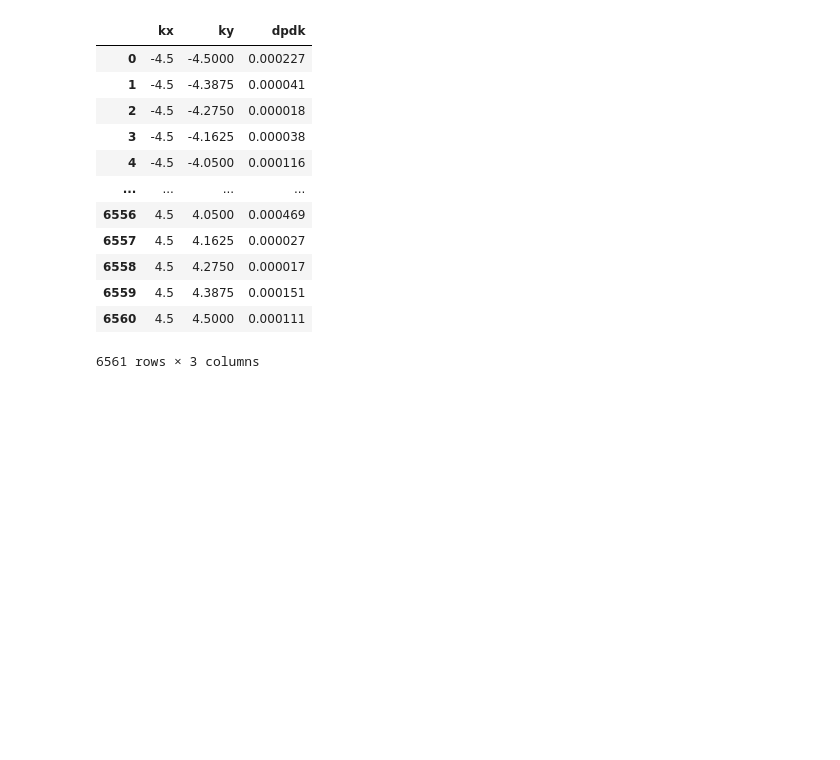
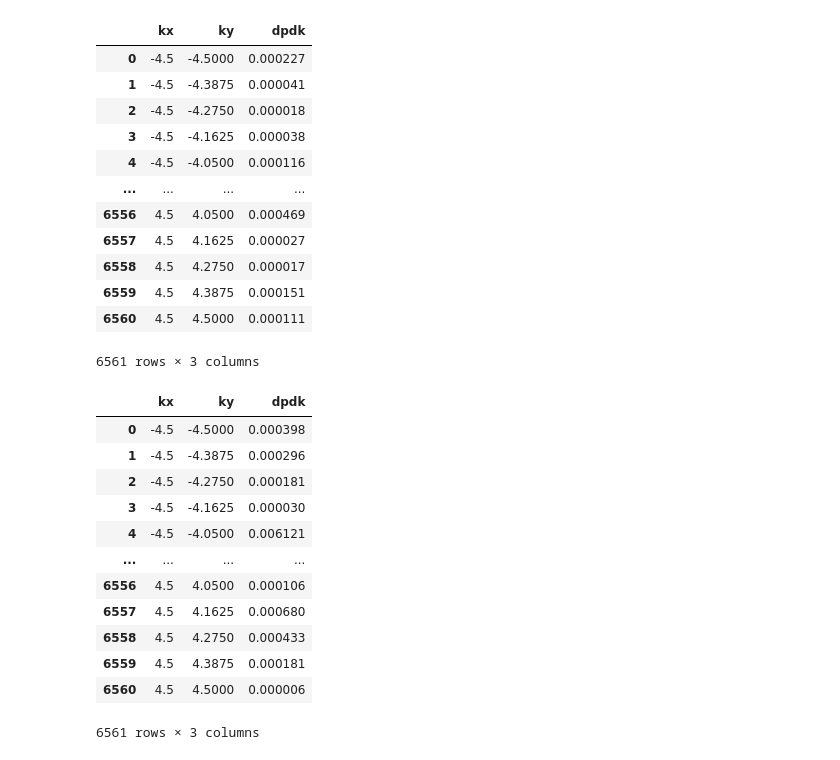
Before and after one commit to sewerininc/poetry_envs, a Jupyter notebook: ultrafast_science/Sidste Aflevering.ipynb, the cells around one changed output. Cells and saved outputs as stored; diff of their text form; code cells hidden in the pictures; blank space fills up the shorter version.

```diff
--- a/ultrafast_science/Sidste Aflevering.ipynb
+++ b/ultrafast_science/Sidste Aflevering.ipynb
@@ -372,0 +375,16 @@ plt
+# %%
+pd.read_pickle("ws_er_2ws_19_windows.pkl")
+# %% [output]
+|  | kx | ky | dpdk |
+| 0 | -4.5 | -4.5000 | 0.000398 |
+| 1 | -4.5 | -4.3875 | 0.000296 |
+| 2 | -4.5 | -4.2750 | 0.000181 |
+| 3 | -4.5 | -4.1625 | 0.000030 |
+| 4 | -4.5 | -4.0500 | 0.006121 |
+| ... | ... | ... | ... |
+| 6556 | 4.5 | 4.0500 | 0.000106 |
+| 6557 | 4.5 | 4.1625 | 0.000680 |
+| 6558 | 4.5 | 4.2750 | 0.000433 |
+| 6559 | 4.5 | 4.3875 | 0.000181 |
+| 6560 | 4.5 | 4.5000 | 0.000006 |
+6561 rows × 3 columns
```
Also changed, not shown: parts of 4 cells of this notebook, 6 other files.
